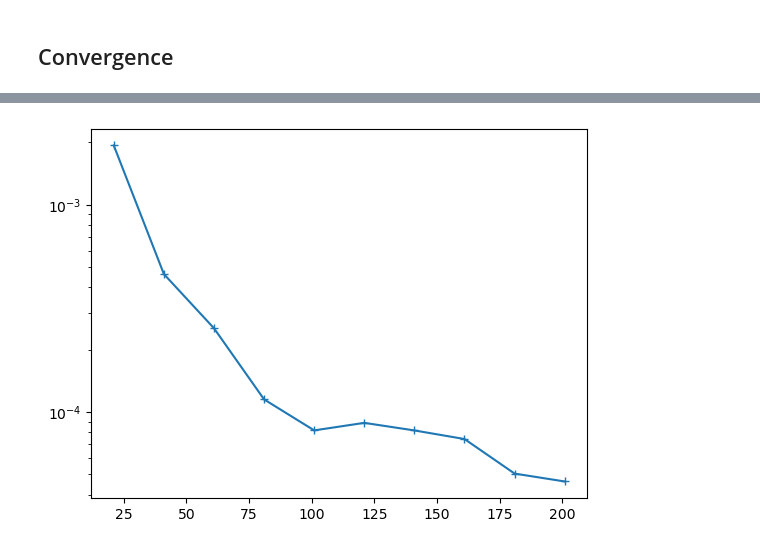
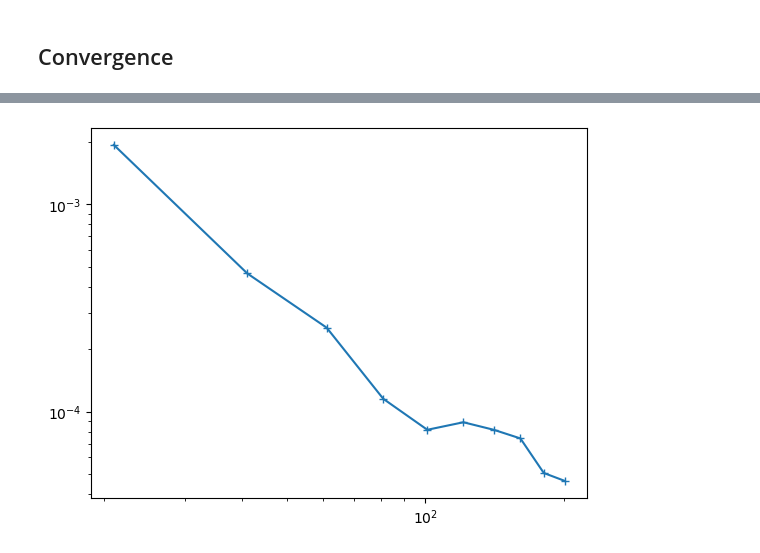
Before and after one commit to flecourtier/these2023, a Jupyter notebook: notebooks/learned_sdf/standard_mesh_from_levelset.ipynb, the cells around one changed output, grey strips where cells are left out. Saved outputs shown, nothing was run; the diff lists cells and outputs as text; code cells hidden in the pictures.

```diff
--- a/notebooks/learned_sdf/standard_mesh_from_levelset.ipynb
+++ b/notebooks/learned_sdf/standard_mesh_from_levelset.ipynb
@@ -59,8 +56,9 @@ norm_grad_norm_gradu : torch.Size([20000, 1])
 # %% [markdown]
 ## Construction du maillage standard
 # %%
-mesh_dir = dir_name + "meshes/"
+# mesh_dir = dir_name + "meshes/"
+mesh_dir = "meshes/"
 if not os.path.exists(mesh_dir):
     os.makedirs(mesh_dir)
-mesh = overrefined_mesh(form,trainer,mesh_dir,n=101,hmin=0.001,hmax=0.005)
+mesh = standard_mesh(form,trainer,mesh_dir,0.01,0.05,n=201)
 # %% [output]
@@ -268,9 +137,9 @@ discarding line.
 # %%
 plt.figure()
-plt.semilogy(tab_n,bc_error,"+-")
+plt.loglog(tab_n,bc_error,"+-")
 plt.show()
 # %% [output]
-[figure, old version]
+[figure, new version]
 # %%
 tab_n = [20*i+1 for i in range(1,11)]
 bc_error = []
```
Also changed, not shown: parts of 11 cells of this notebook, 28 other files.
